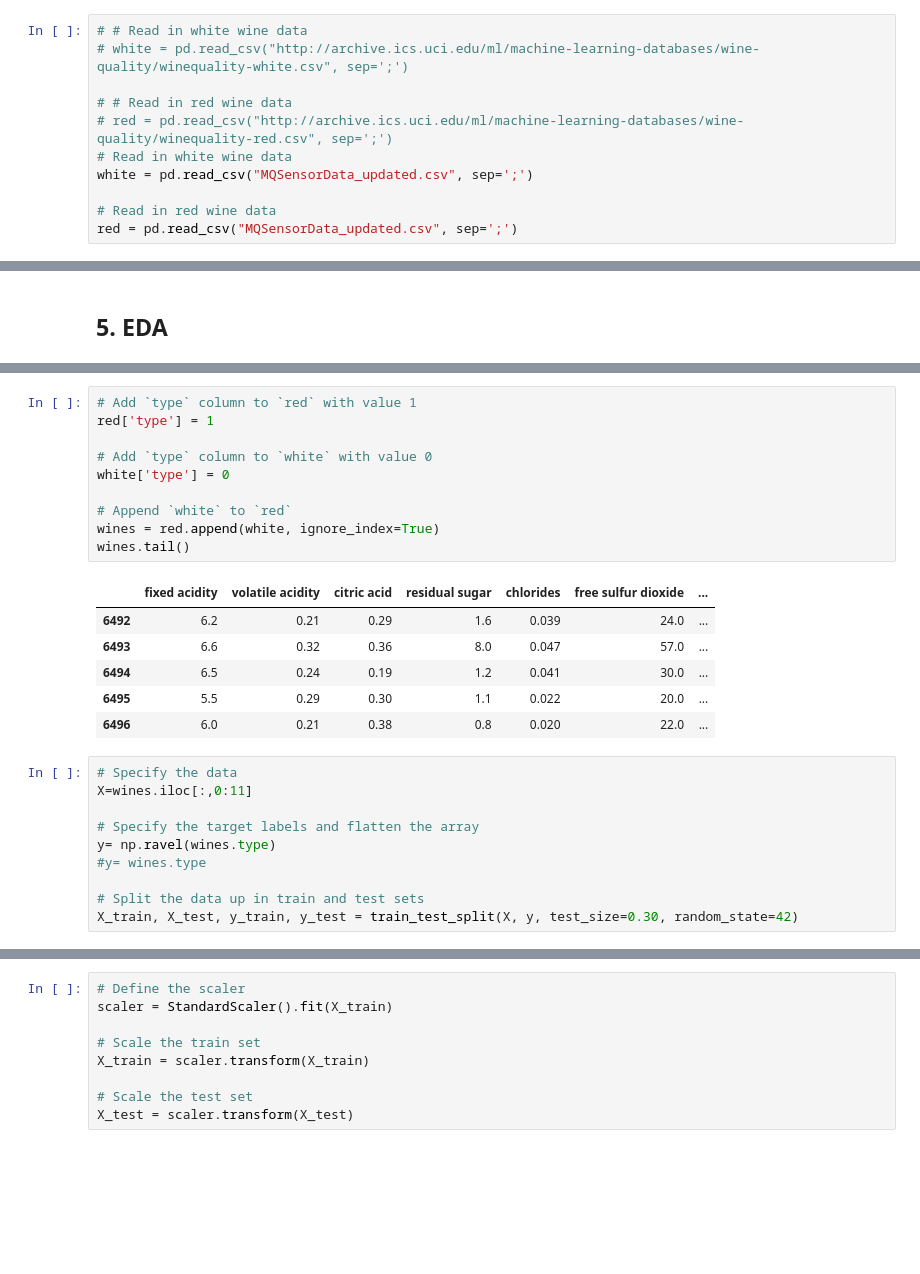
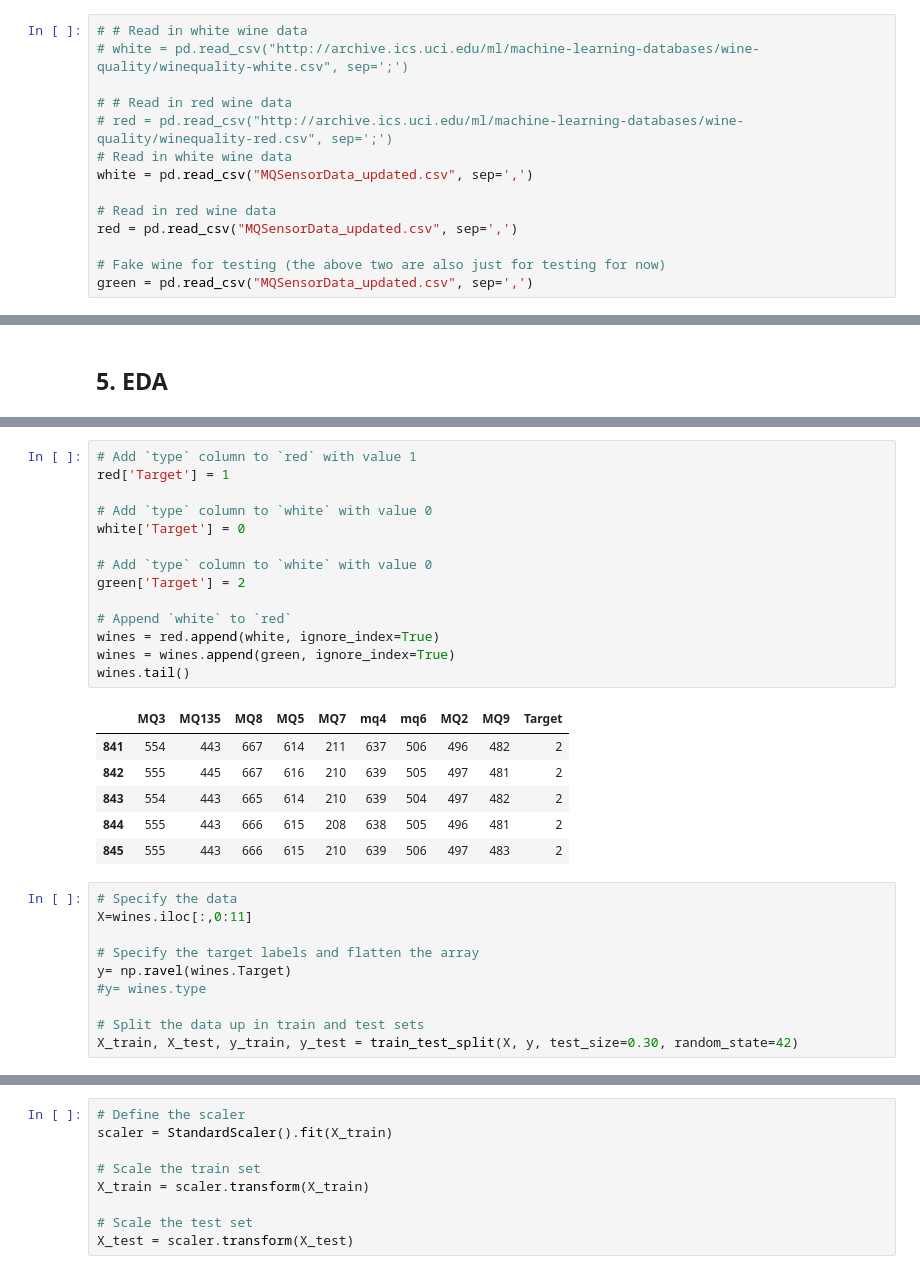
Before and after one commit to AidanRabinowitz/ArduinoWineSniffer, a Jupyter notebook: ML/deep-neural-network-wine-classification.ipynb, the cells around one changed output, grey strips where cells are left out. Cells and saved outputs as stored; diff of their text form; blank space fills up the shorter version.

```diff
--- a/ML/deep-neural-network-wine-classification.ipynb
+++ b/ML/deep-neural-network-wine-classification.ipynb
@@ -31,10 +31,13 @@ import matplotlib.pyplot as plt
 # # Read in red wine data
 # red = pd.read_csv("http://archive.ics.uci.edu/ml/machine-learning-databases/wine-quality/winequality-red.csv", sep=';')
 # Read in white wine data
-white = pd.read_csv("MQSensorData_updated.csv", sep=';')
+white = pd.read_csv("MQSensorData_updated.csv", sep=',')
 
 # Read in red wine data
-red = pd.read_csv("MQSensorData_updated.csv", sep=';')
+red = pd.read_csv("MQSensorData_updated.csv", sep=',')
+
+# Fake wine for testing (the above two are also just for testing for now)
+green = pd.read_csv("MQSensorData_updated.csv", sep=',')
 # %%
 # Print info on white wine
 print(white.info())
@@ -124,26 +170,30 @@ sns.pairplot(data=white, diag_kind = 'kde')
 # %%
 # Add `type` column to `red` with value 1
-red['type'] = 1
+red['Target'] = 1
 
 # Add `type` column to `white` with value 0
-white['type'] = 0
+white['Target'] = 0
+
+# Add `type` column to `white` with value 0
+green['Target'] = 2
 
 # Append `white` to `red`
 wines = red.append(white, ignore_index=True)
+wines = wines.append(green, ignore_index=True)
 wines.tail()
 # %% [output]
-|  | fixed acidity | volatile acidity | citric acid | residual sugar | chlorides | free sulfur dioxide | ... |
-| 6492 | 6.2 | 0.21 | 0.29 | 1.6 | 0.039 | 24.0 | ... |
-| 6493 | 6.6 | 0.32 | 0.36 | 8.0 | 0.047 | 57.0 | ... |
-| 6494 | 6.5 | 0.24 | 0.19 | 1.2 | 0.041 | 30.0 | ... |
-| 6495 | 5.5 | 0.29 | 0.30 | 1.1 | 0.022 | 20.0 | ... |
-| 6496 | 6.0 | 0.21 | 0.38 | 0.8 | 0.020 | 22.0 | ... |
+|  | MQ3 | MQ135 | MQ8 | MQ5 | MQ7 | mq4 | mq6 | MQ2 | MQ9 | Target |
+| 841 | 554 | 443 | 667 | 614 | 211 | 637 | 506 | 496 | 482 | 2 |
+| 842 | 555 | 445 | 667 | 616 | 210 | 639 | 505 | 497 | 481 | 2 |
+| 843 | 554 | 443 | 665 | 614 | 210 | 639 | 504 | 497 | 482 | 2 |
+| 844 | 555 | 443 | 666 | 615 | 208 | 638 | 505 | 496 | 481 | 2 |
+| 845 | 555 | 443 | 666 | 615 | 210 | 639 | 506 | 497 | 483 | 2 |
 # %%
 # Specify the data
 X=wines.iloc[:,0:11]
 
 # Specify the target labels and flatten the array
-y= np.ravel(wines.type)
+y= np.ravel(wines.Target)
 #y= wines.type
 
 # Split the data up in train and test sets
```
Also changed, not shown: parts of 13 cells of this notebook, 3 other files.
